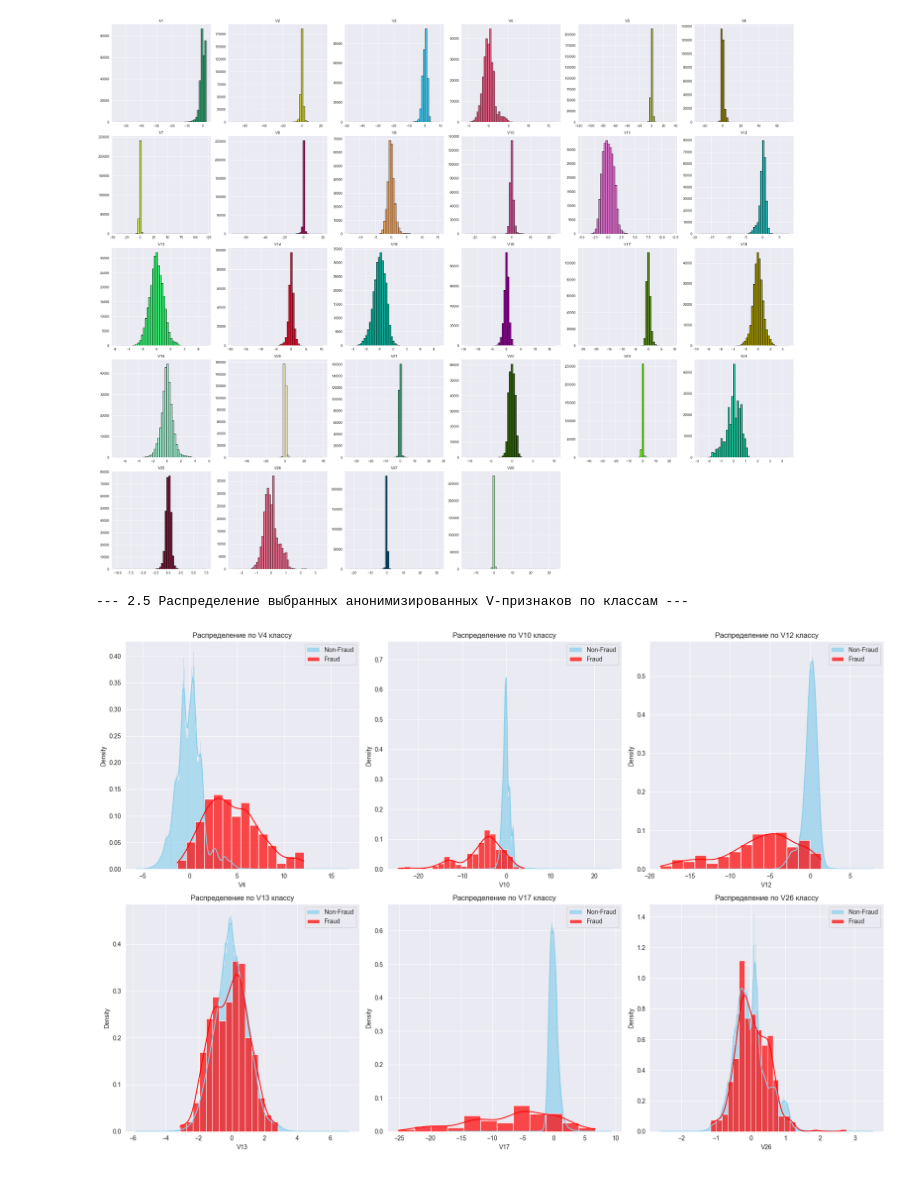
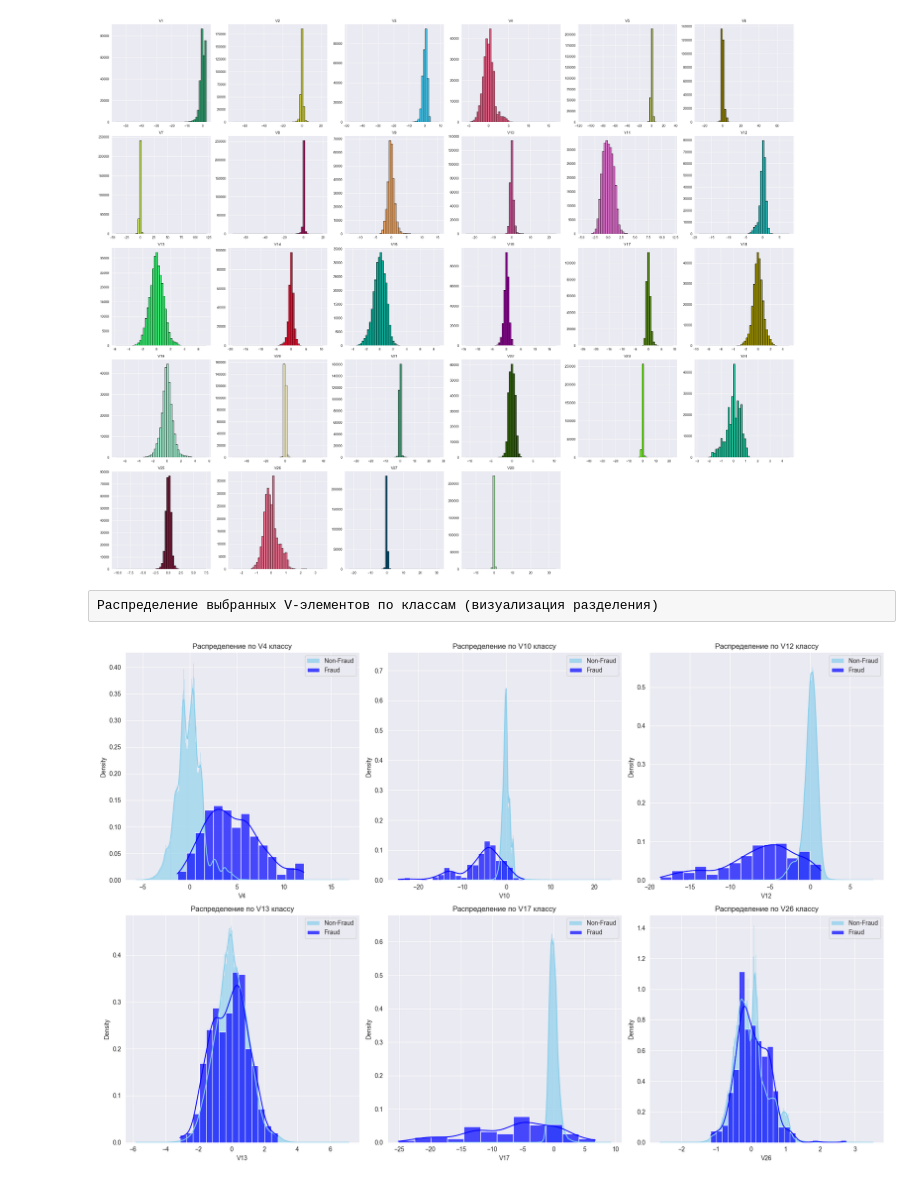
Before and after one commit to Iskander80/ML, a Jupyter notebook: home_task_3.ipynb, the cells around one changed output. Drawn from its saved outputs; the diff is of its cells as text; code cells hidden in the pictures.

```diff
--- a/home_task_3.ipynb
+++ b/home_task_3.ipynb
@@ -173,24 +210,23 @@ plt.tight_layout()
 plt.show()
 # %% [output]
 [figure]
+# %% [raw]
+Распределение выбранных V-элементов по классам (визуализация разделения)
 # %%
-# 2.5 Распределение выбранных V-элементов по классам (визуализация разделения)
-print("\n--- 2.5 Распределение выбранных анонимизированных V-признаков по классам ---")
-# Выбор: подмножество V-признаков, которые часто являются высокодискриминационными с точки зрения мошенничества
-v_features_to_plot = ['V4', 'V10', 'V12', 'V13', 'V17', 'V26']
+# подмножество V-признаков, которые часто являются высокодискриминационными с точки зрения мошенничества
+v_fts_to_plot = ['V4', 'V10', 'V12', 'V13', 'V17', 'V26']
 
 plt.figure(figsize=(18, 12))
-for i, feature in enumerate(v_features_to_plot):
+for i, ft in enumerate(v_fts_to_plot):
     plt.subplot(2, 3, i + 1) # Расположим графики в виде сетки 2x3
-    sns.histplot(df[df['Class'] == 0][feature], kde=True, color='skyblue', label='Non-Fraud', stat='density', alpha=0.7)
-    sns.histplot(df[df['Class'] == 1][feature], kde=True, color='red', label='Fraud', stat='density', alpha=0.7)
-    plt.title(f'Распределение по {feature} классу')
-    plt.xlabel(feature)
+    sns.histplot(df[df['Class'] == 0][ft], kde=True, color='skyblue', label='Non-Fraud', stat='density', alpha=0.7)
+    sns.histplot(df[df['Class'] == 1][ft], kde=True, color='blue', label='Fraud', stat='density', alpha=0.7)
+    plt.title(f'Распределение по {ft} классу')
+    plt.xlabel(ft)
     plt.ylabel('Density')
     plt.legend()
 plt.tight_layout()
 plt.show()
 # %% [output]
---- 2.5 Распределение выбранных анонимизированных V-признаков по классам ---
-[figure, old version]
+[figure, new version]
 # %% [raw]
```
Also changed, not shown: parts of 30 cells of this notebook.
